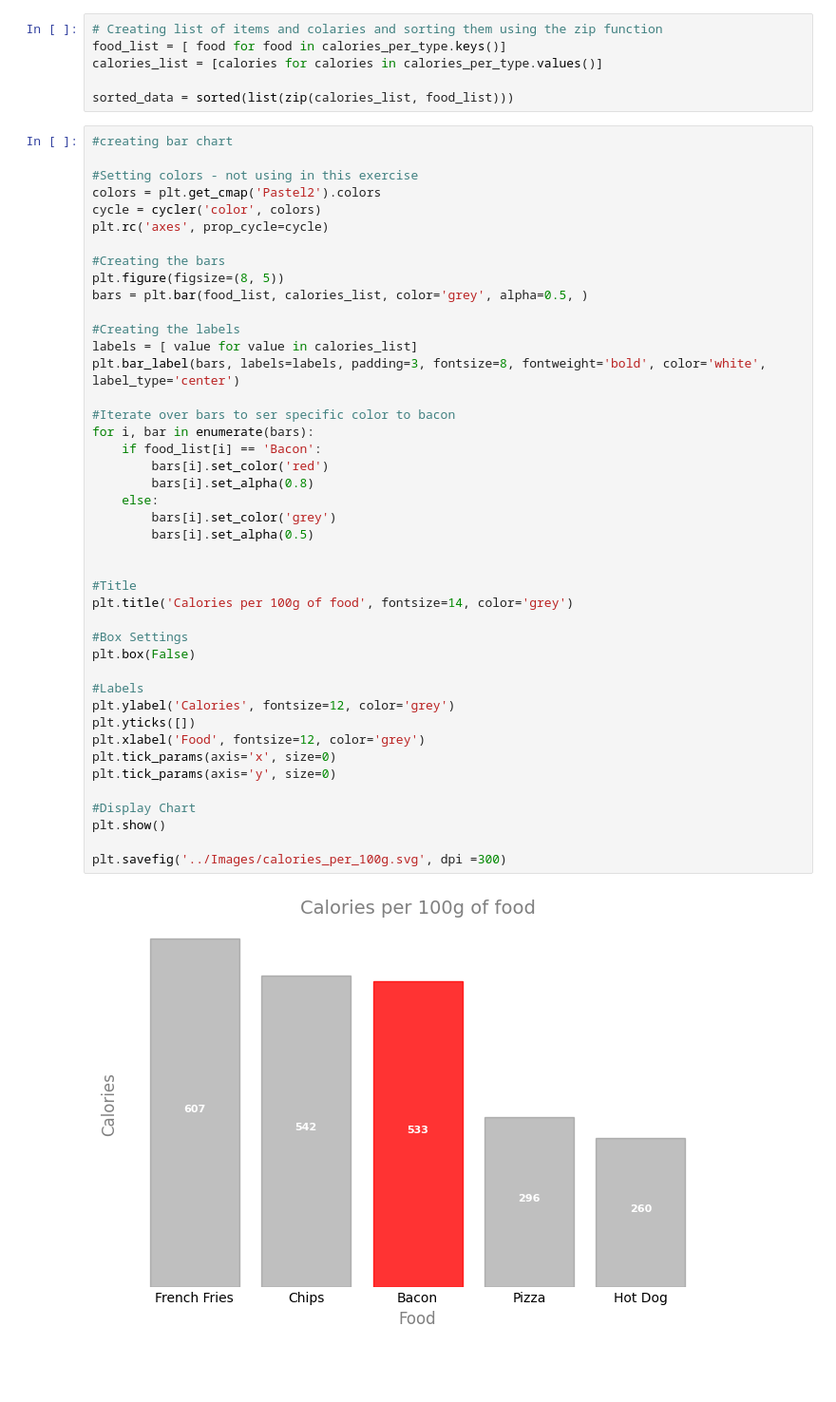
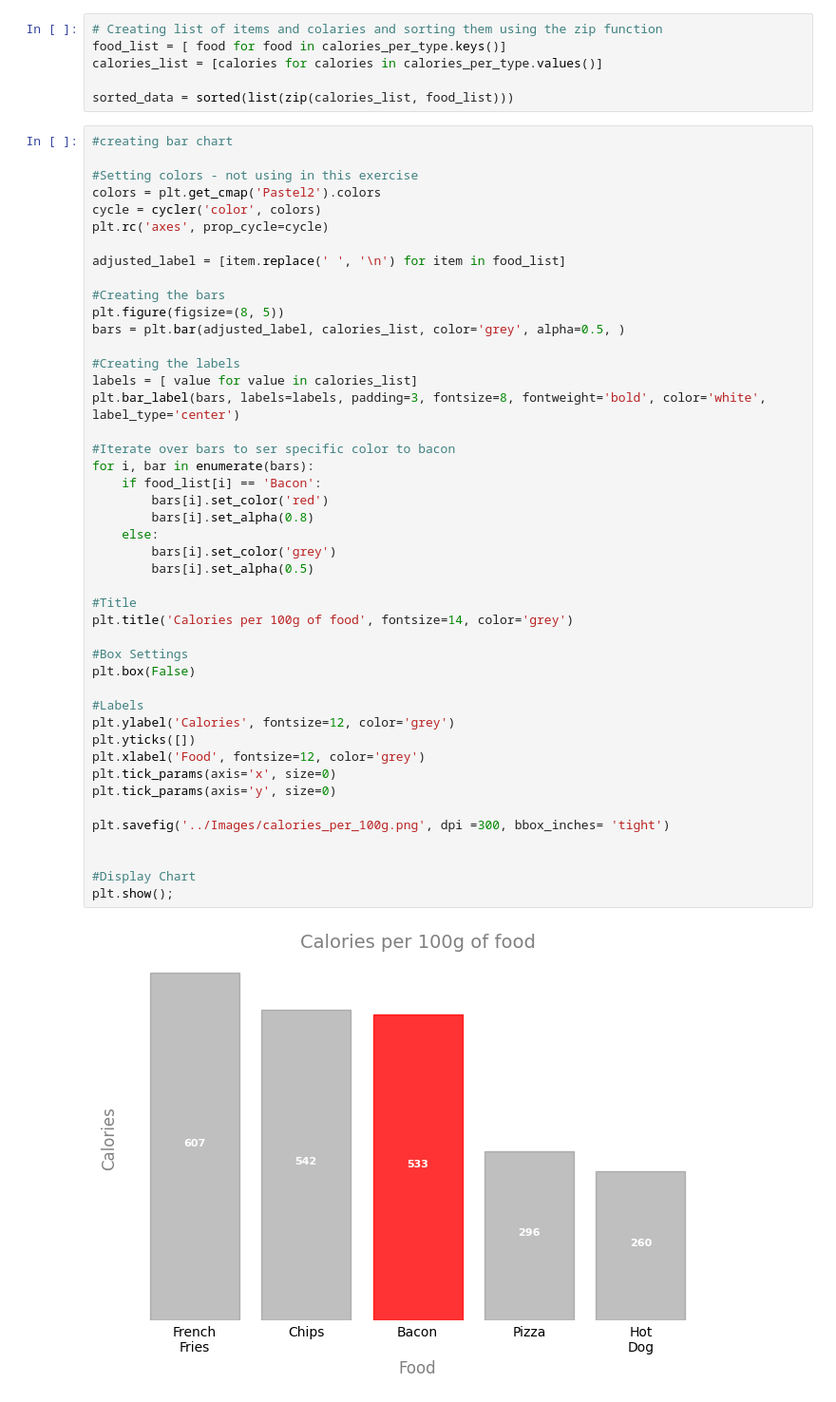
Before and after one commit to ErickVisone/DataScience, a Jupyter notebook: datascience/MatplotStudy.ipynb, the cells around one changed output. Shown at 95% size. Saved outputs shown, nothing was run; the diff lists cells and outputs as text; blank space fills up the shorter version.

```diff
--- a/datascience/MatplotStudy.ipynb
+++ b/datascience/MatplotStudy.ipynb
@@ -290,40 +288,42 @@ colors = plt.get_cmap('Pastel2').colors
 cycle = cycler('color', colors)
 plt.rc('axes', prop_cycle=cycle)
 
+adjusted_label = [item.replace(' ', '\n') for item in food_list]
+
 #Creating the bars
 plt.figure(figsize=(8, 5))
-bars = plt.bar(food_list, calories_list, color='grey', alpha=0.5, )
+bars = plt.bar(adjusted_label, calories_list, color='grey', alpha=0.5, )
 
 #Creating the labels
 labels = [ value for value in calories_list]
 plt.bar_label(bars, labels=labels, padding=3, fontsize=8, fontweight='bold', color='white', label_type='center')
 
 #Iterate over bars to ser specific color to bacon
 for i, bar in enumerate(bars):
     if food_list[i] == 'Bacon':
         bars[i].set_color('red')
         bars[i].set_alpha(0.8)
     else:
         bars[i].set_color('grey')
         bars[i].set_alpha(0.5)
 
-
 #Title
 plt.title('Calories per 100g of food', fontsize=14, color='grey')
 
 #Box Settings
 plt.box(False)
 
 #Labels
 plt.ylabel('Calories', fontsize=12, color='grey')
 plt.yticks([])
 plt.xlabel('Food', fontsize=12, color='grey')
 plt.tick_params(axis='x', size=0)
 plt.tick_params(axis='y', size=0)
 
+plt.savefig('../Images/calories_per_100g.png', dpi =300, bbox_inches= 'tight')
+
+
 #Display Chart
-plt.show()
-
-plt.savefig('../Images/calories_per_100g.svg', dpi =300)
+plt.show();
 # %% [output]
-[figure, old version]
+[figure, new version]
```
Also changed, not shown: parts of 22 cells of this notebook, 3 other files.
